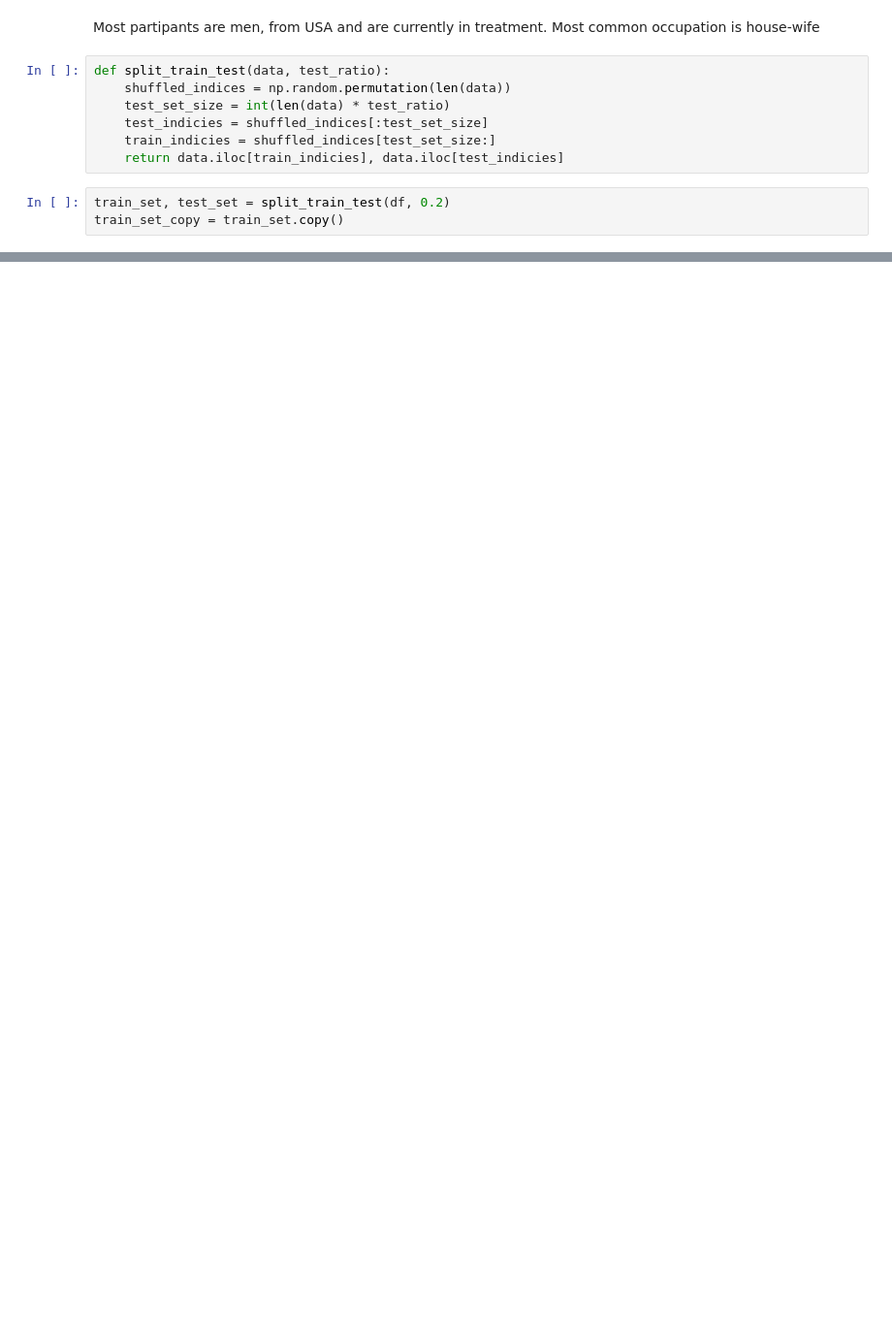
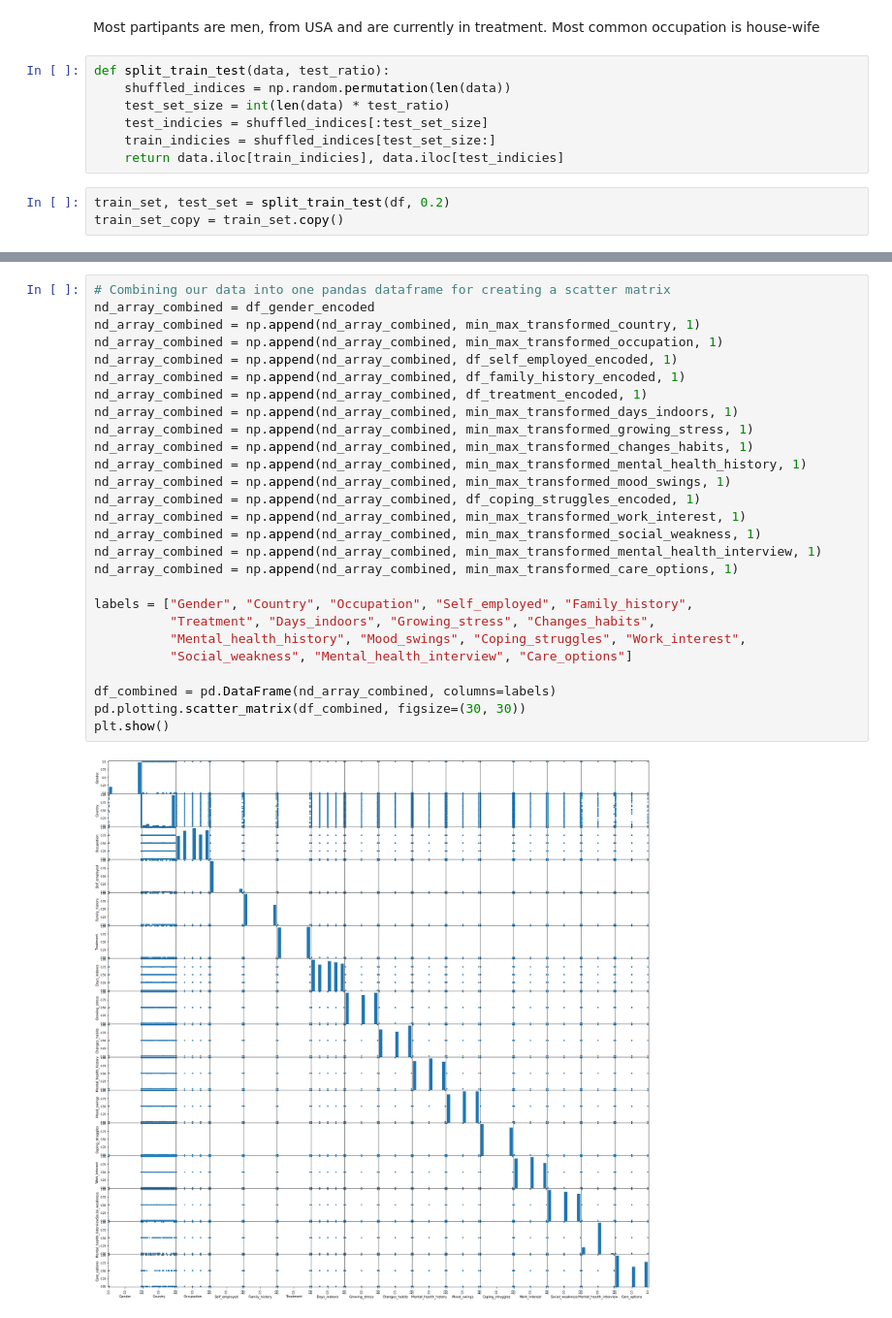
Before and after one commit to noInPutsv2/ola2_ml, a Jupyter notebook: main.ipynb, the cells around one changed output, grey strips where cells are left out. Shown at 97% size. Drawn from its saved outputs; the diff is of its cells as text; blank space fills up the shorter version.

```diff
--- a/main.ipynb
+++ b/main.ipynb
@@ -90,0 +196,29 @@ array([[0.],
+# %%
+# Combining our data into one pandas dataframe for creating a scatter matrix
+nd_array_combined = df_gender_encoded
+nd_array_combined = np.append(nd_array_combined, min_max_transformed_country, 1)
+nd_array_combined = np.append(nd_array_combined, min_max_transformed_occupation, 1)
+nd_array_combined = np.append(nd_array_combined, df_self_employed_encoded, 1)
+nd_array_combined = np.append(nd_array_combined, df_family_history_encoded, 1)
+nd_array_combined = np.append(nd_array_combined, df_treatment_encoded, 1)
+nd_array_combined = np.append(nd_array_combined, min_max_transformed_days_indoors, 1)
+nd_array_combined = np.append(nd_array_combined, min_max_transformed_growing_stress, 1)
+nd_array_combined = np.append(nd_array_combined, min_max_transformed_changes_habits, 1)
+nd_array_combined = np.append(nd_array_combined, min_max_transformed_mental_health_history, 1)
+nd_array_combined = np.append(nd_array_combined, min_max_transformed_mood_swings, 1)
+nd_array_combined = np.append(nd_array_combined, df_coping_struggles_encoded, 1)
+nd_array_combined = np.append(nd_array_combined, min_max_transformed_work_interest, 1)
+nd_array_combined = np.append(nd_array_combined, min_max_transformed_social_weakness, 1)
+nd_array_combined = np.append(nd_array_combined, min_max_transformed_mental_health_interview, 1)
+nd_array_combined = np.append(nd_array_combined, min_max_transformed_care_options, 1)
+
+labels = ["Gender", "Country", "Occupation", "Self_employed", "Family_history",
+          "Treatment", "Days_indoors", "Growing_stress", "Changes_habits",
+          "Mental_health_history", "Mood_swings", "Coping_struggles", "Work_interest",
+          "Social_weakness", "Mental_health_interview", "Care_options"]
+
+df_combined = pd.DataFrame(nd_array_combined, columns=labels)
+pd.plotting.scatter_matrix(df_combined, figsize=(30, 30))
+plt.show()
+# %% [output]
+[figure, added]
```
Also changed, not shown: parts of 9 cells of this notebook.
